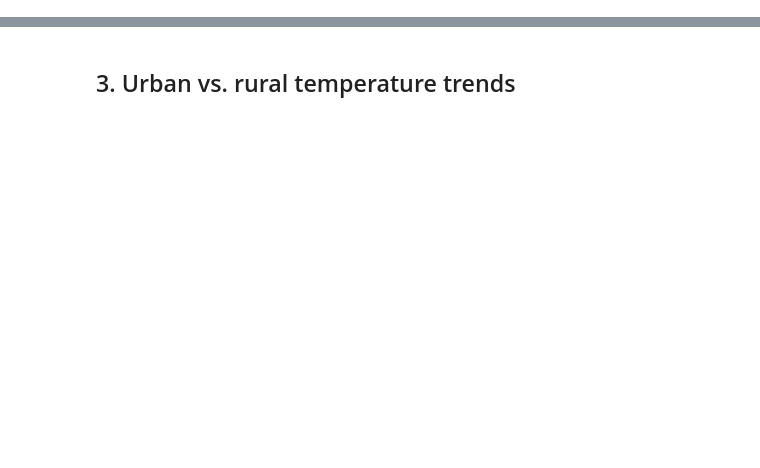
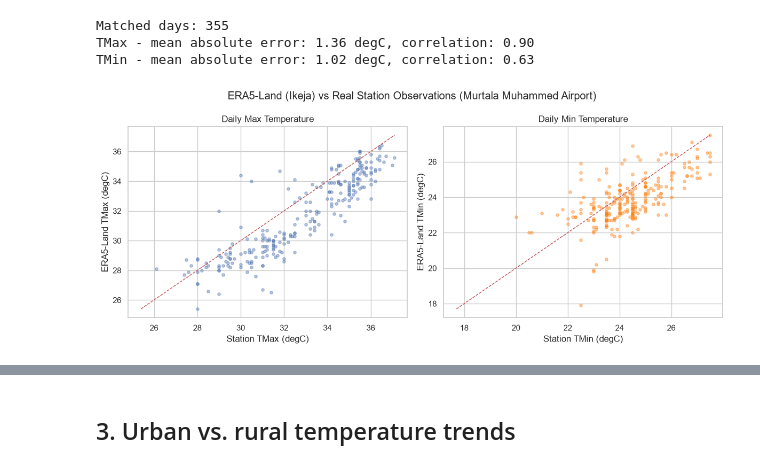
Before and after one commit to ChristechAnalytics/UHI_Analysis, a Jupyter notebook: notebooks/uhi_lagos_analysis.ipynb, the cells around one changed output, grey strips where cells are left out. Cells and saved outputs as stored; diff of their text form; code cells hidden in the pictures; blank space fills up the shorter version.

```diff
--- a/notebooks/uhi_lagos_analysis.ipynb
+++ b/notebooks/uhi_lagos_analysis.ipynb
@@ -77,0 +59,38 @@ dtype: int64
+# %%
+compare = data[["Date", "Urban_TMax", "Urban_TMin"]].merge(
+    station[["Date", "TMAX", "TMIN"]], on="Date", how="inner"
+)
+compare["TMax_Error"] = compare["Urban_TMax"] - compare["TMAX"]
+compare["TMin_Error"] = compare["Urban_TMin"] - compare["TMIN"]
+
+print(f"Matched days: {len(compare)}")
+print(f"TMax - mean absolute error: {compare['TMax_Error'].abs().mean():.2f} degC, "
+      f"correlation: {compare['Urban_TMax'].corr(compare['TMAX']):.2f}")
+print(f"TMin - mean absolute error: {compare['TMin_Error'].abs().mean():.2f} degC, "
+      f"correlation: {compare['Urban_TMin'].corr(compare['TMIN']):.2f}")
+# %% [output]
+Matched days: 355
+TMax - mean absolute error: 1.36 degC, correlation: 0.90
+TMin - mean absolute error: 1.02 degC, correlation: 0.63
+# %%
+fig, axes = plt.subplots(1, 2, figsize=(12, 5))
+axes[0].scatter(compare["TMAX"], compare["Urban_TMax"], alpha=0.4, s=15)
+lims = [compare[["TMAX", "Urban_TMax"]].min().min(), compare[["TMAX", "Urban_TMax"]].max().max()]
+axes[0].plot(lims, lims, "r--", linewidth=1)
+axes[0].set_xlabel("Station TMax (degC)")
+axes[0].set_ylabel("ERA5-Land TMax (degC)")
+axes[0].set_title("Daily Max Temperature")
+
+axes[1].scatter(compare["TMIN"], compare["Urban_TMin"], alpha=0.4, s=15, color="tab:orange")
+lims = [compare[["TMIN", "Urban_TMin"]].min().min(), compare[["TMIN", "Urban_TMin"]].max().max()]
+axes[1].plot(lims, lims, "r--", linewidth=1)
+axes[1].set_xlabel("Station TMin (degC)")
+axes[1].set_ylabel("ERA5-Land TMin (degC)")
+axes[1].set_title("Daily Min Temperature")
+
+fig.suptitle("ERA5-Land (Ikeja) vs Real Station Observations (Murtala Muhammed Airport)")
+plt.tight_layout()
+plt.savefig("../images/station_validation.png", dpi=150)
+plt.show()
+# %% [output]
+[figure, added]
```
Also changed, not shown: parts of 25 cells of this notebook, 14 other files.
